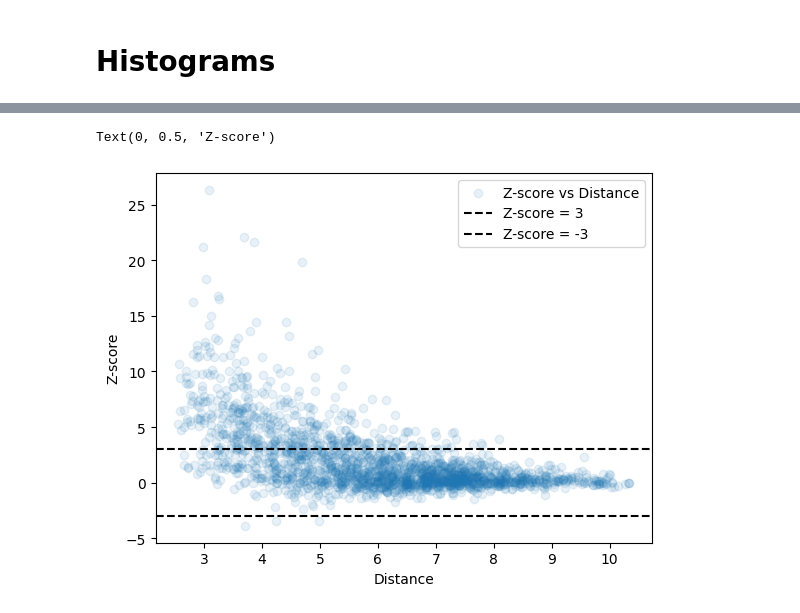
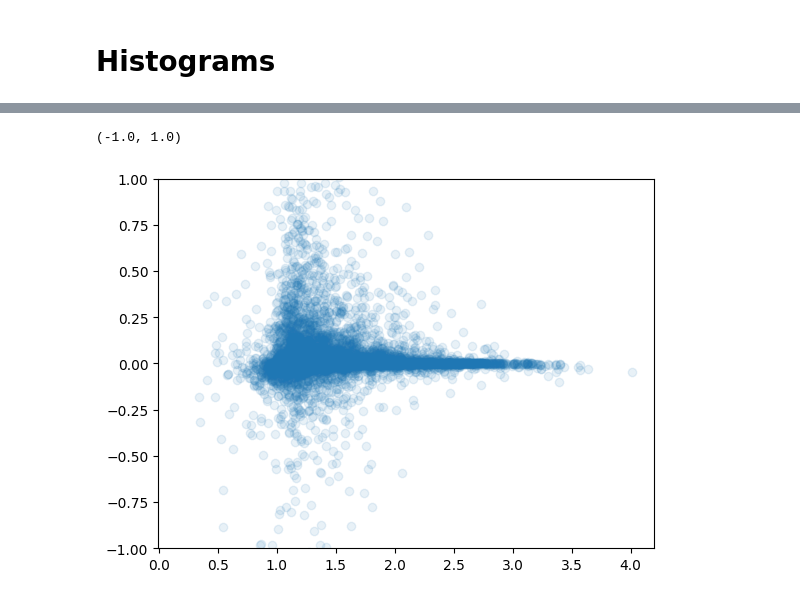
Before and after one commit to ismael-mendoza/bliss, a Jupyter notebook: experiment/notebooks/explore/central-sim-results1.ipynb, the cells around one changed output, grey strips where cells are left out. Saved outputs shown, nothing was run; the diff lists cells and outputs as text; code cells hidden in the pictures.

```diff
--- a/experiment/notebooks/explore/central-sim-results1.ipynb
+++ b/experiment/notebooks/explore/central-sim-results1.ipynb
@@ -22,7 +25,7 @@ import torch
 import matplotlib.pyplot as plt
 from bliss.datasets.lsst import APERTURE_BACKGROUND
 # %%
-ds =torch.load("../../figures/pair_sim/central_sim_results_1.pt")
+ds =torch.load("../../figures/pair_sim/central_sim_results_3.pt")
 # %%
 ds.keys()
 # %% [output]
@@ -252,10 +244,7 @@ RuntimeError: The size of tensor a (9947) must match the size of tensor b (6273)
 # %%
-plt.scatter(dist, z_score.numpy(), alpha=0.1, label='Z-score vs Distance')
-plt.axhline(3, color='k', linestyle='--', label='Z-score = 3')
-plt.axhline(-3, color='k', linestyle='--', label='Z-score = -3')
-plt.legend()
-plt.xlabel('Distance')
-plt.ylabel('Z-score')
+# snr
+plt.scatter(true_snr.log10(), res1, alpha=0.1, label='Residual 1')
+plt.ylim(-1, 1)
 # %% [output]
-Text(0, 0.5, 'Z-score')
+(-1.0, 1.0)
-[figure, old version]
+[figure, new version]
```
Also changed, not shown: parts of 73 cells of this notebook.
